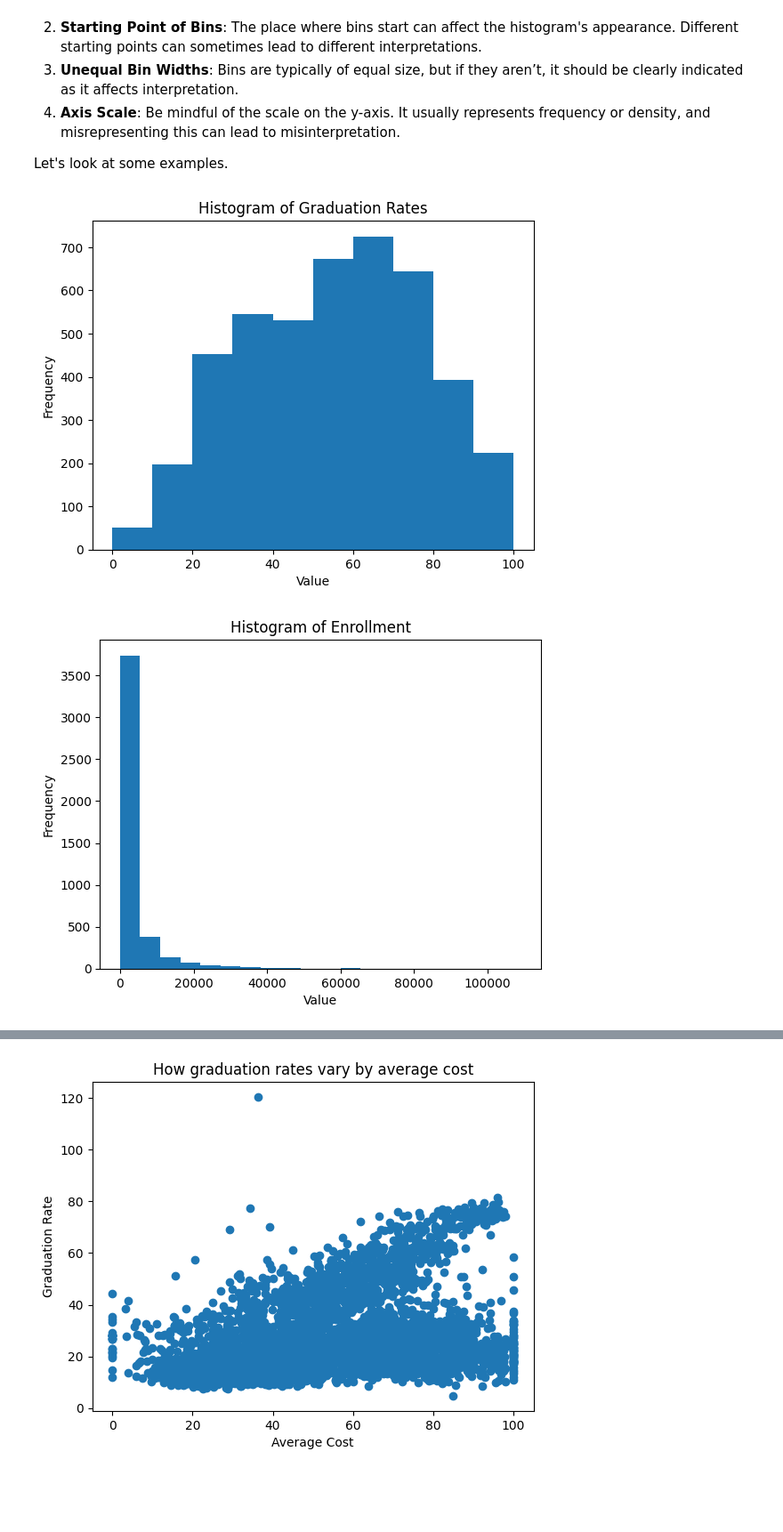
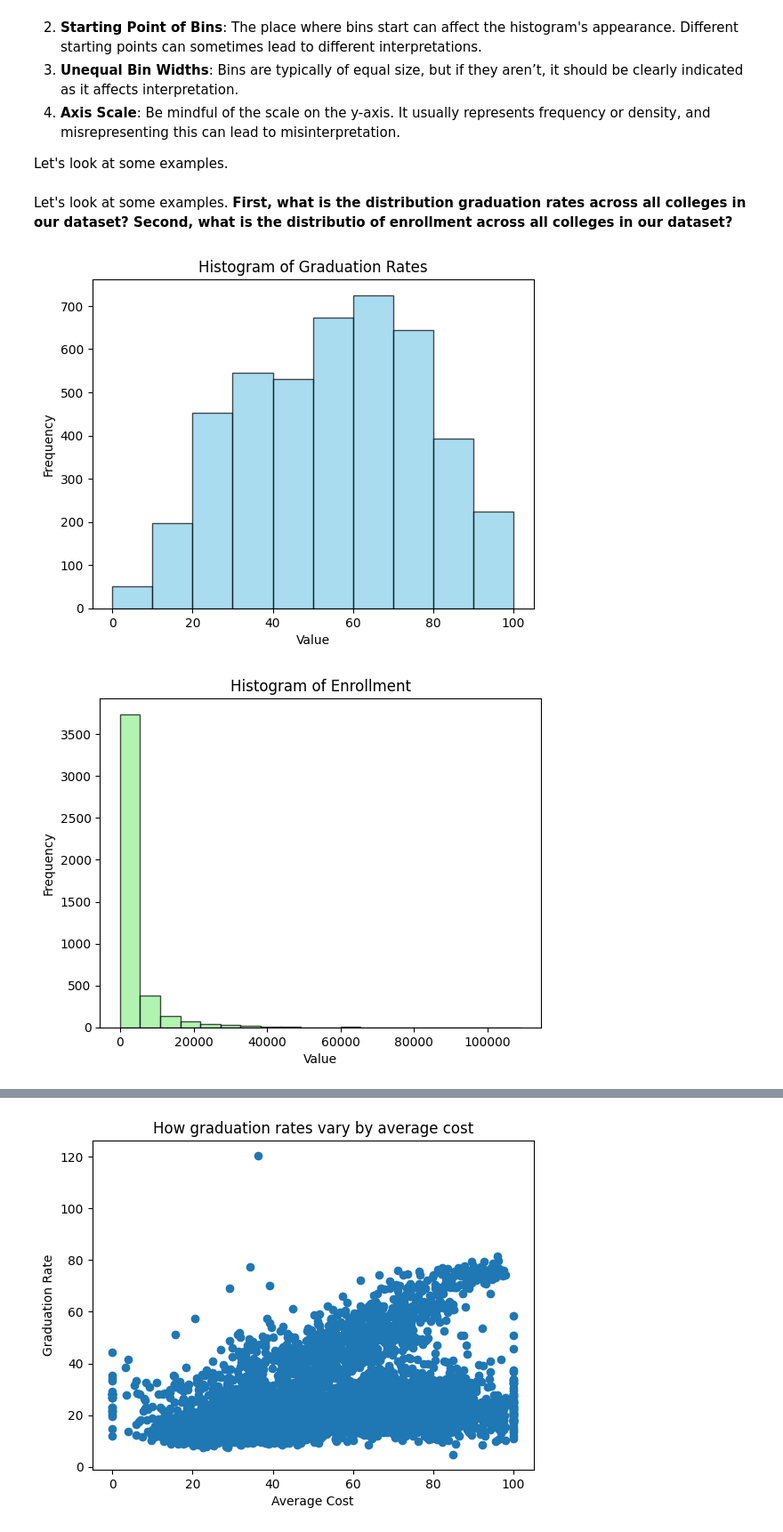
Before and after one commit to kristinporter/DSC201_602, a Jupyter notebook: Python-Notebook3.ipynb, the cells around one changed output, grey strips where cells are left out. Shown at 89% size. Drawn from its saved outputs; the diff is of its cells as text; code cells hidden in the pictures; blank space fills up the shorter version.

```diff
--- a/Python-Notebook3.ipynb
+++ b/Python-Notebook3.ipynb
@@ -147,27 +153,22 @@ Histograms can be used to compare distributions across different datasets or gro
 4. **Axis Scale**: Be mindful of the scale on the y-axis. It usually represents frequency or density, and misrepresenting this can lead to misinterpretation.
 
 Let's look at some examples.
+# %% [markdown]
+Let's look at some examples. **First, what is the distribution graduation rates across all colleges in our dataset? Second, what is the distributio of enrollment across all colleges in our dataset?**
 # %%
 # Creating the histogram of graduate rates
-plt.hist(collegesDat['grad_rate'], bins=10)
+plt.hist(collegesDat['grad_rate'], bins=10, color='skyblue', edgecolor='black', alpha=0.7)
 plt.title('Histogram of Graduation Rates')
 plt.xlabel('Value')
 plt.ylabel('Frequency')
 plt.show()
 
-# # Creating the histogram of enrollment
-plt.hist(collegesDat['enrollment'], bins=20)
+# Creating the histogram of enrollment
+plt.hist(collegesDat['enrollment'], bins=20, color='lightgreen', edgecolor='black', alpha=0.7)
 plt.title('Histogram of Enrollment')
 plt.xlabel('Value')
 plt.ylabel('Frequency')
 plt.show()
-
-# Creating the histogram of enrollment
-plt.hist(collegesDat['avg_cost'], bins=20)
-plt.title('Histogram of Average Cost')
-plt.xlabel('Value')
-plt.ylabel('Frequency')
-plt.show()
 # %% [output]
-[figure, old version]
+[figure, new version]
-[figure, old version]
+[figure, new version]
```
Also changed, not shown: parts of 26 cells of this notebook.
